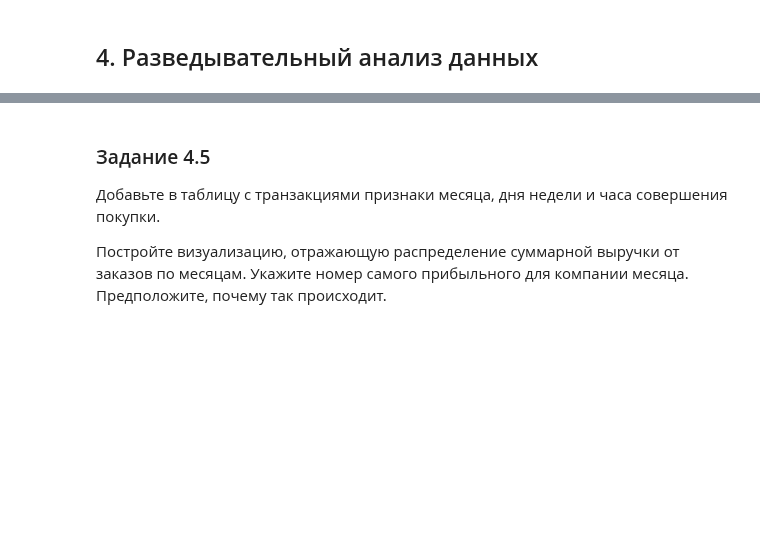
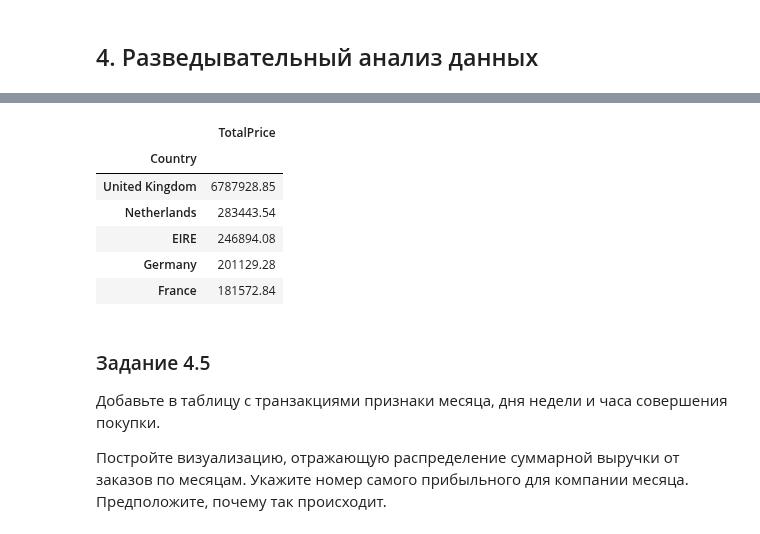
Before and after one commit to PlatArs/PROJECT-6, a Jupyter notebook: Project_6.ipynb, the cells around one changed output, grey strips where cells are left out. Saved outputs shown, nothing was run; the diff lists cells and outputs as text; code cells hidden in the pictures; blank space fills up the shorter version.

```diff
--- a/Project_6.ipynb
+++ b/Project_6.ipynb
@@ -440,3 +441,19 @@ data.to_csv('data_eda.csv')
+# %%
+country_df = data[['Country', 'TotalPrice']]
+
+country_df = country_df.groupby('Country').sum()
+country_df = country_df.sort_values('TotalPrice', ascending=False)
+display(country_df.head())
+fig = px.bar(country_df.head())
+fig.show()
+# %% [output]
+|  | TotalPrice |
+| Country |  |
+| United Kingdom | 6787928.85 |
+| Netherlands | 283443.54 |
+| EIRE | 246894.08 |
+| Germany | 201129.28 |
+| France | 181572.84 |
 # %% [markdown]
 ### Задание 4.5
 Добавьте в таблицу с транзакциями признаки месяца, дня недели и часа совершения покупки.
```
Also changed, not shown: parts of 11 cells of this notebook.
